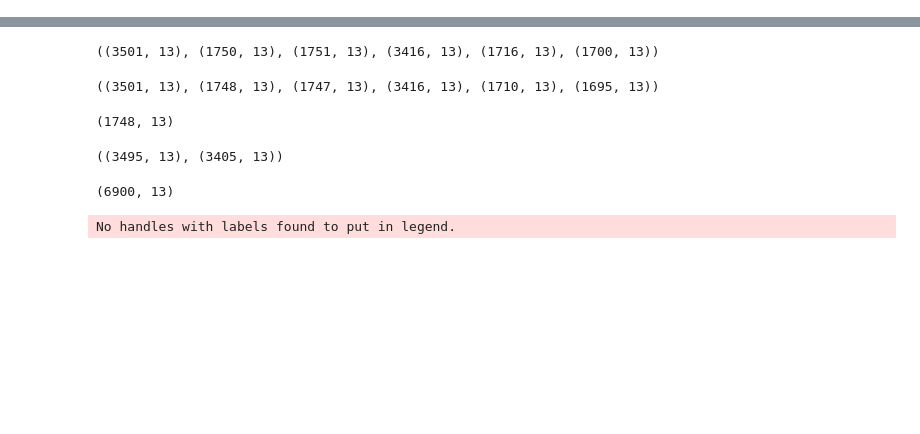
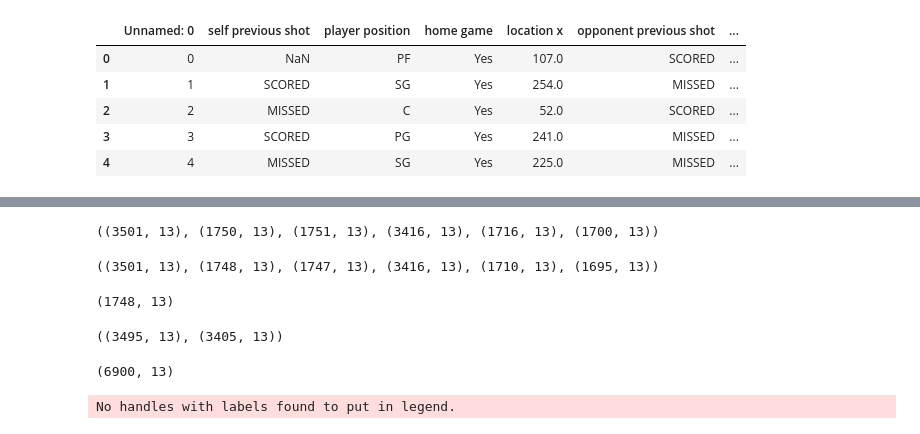
Before and after one commit to kseniahr/NBA_BigDataProject, a Jupyter notebook: NBA_Court.ipynb, the cells around one changed output, grey strips where cells are left out. Saved outputs shown, nothing was run; the diff lists cells and outputs as text; code cells hidden in the pictures; blank space fills up the shorter version.

```diff
--- a/NBA_Court.ipynb
+++ b/NBA_Court.ipynb
@@ -11,0 +12,9 @@ df.shape
+# %%
+df.head()
+# %% [output]
+|  | Unnamed: 0 | self previous shot | player position | home game | location x | opponent previous shot | ... |
+| 0 | 0 | NaN | PF | Yes | 107.0 | SCORED | ... |
+| 1 | 1 | SCORED | SG | Yes | 254.0 | MISSED | ... |
+| 2 | 2 | MISSED | C | Yes | 52.0 | SCORED | ... |
+| 3 | 3 | SCORED | PG | Yes | 241.0 | MISSED | ... |
+| 4 | 4 | MISSED | SG | Yes | 225.0 | MISSED | ... |
```
Also changed, not shown: parts of 12 cells of this notebook, 39 other files.
